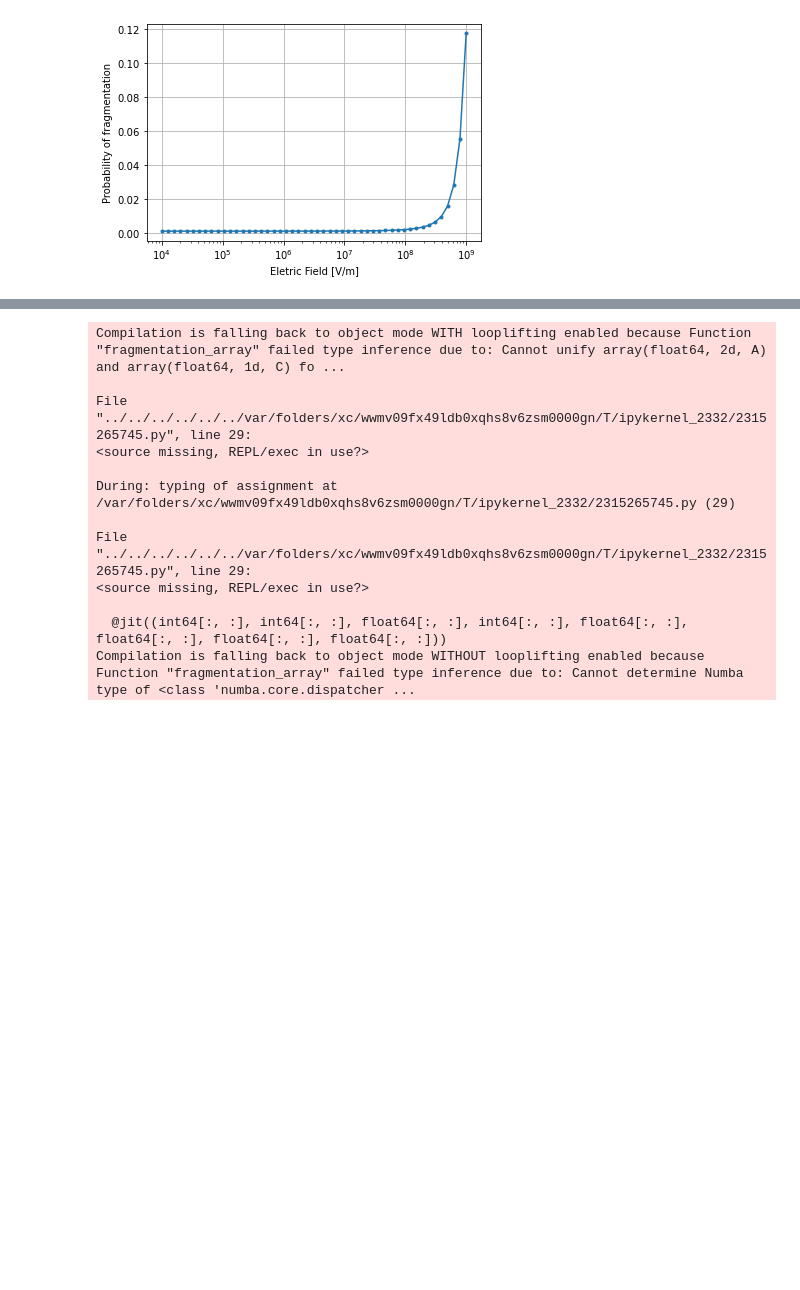
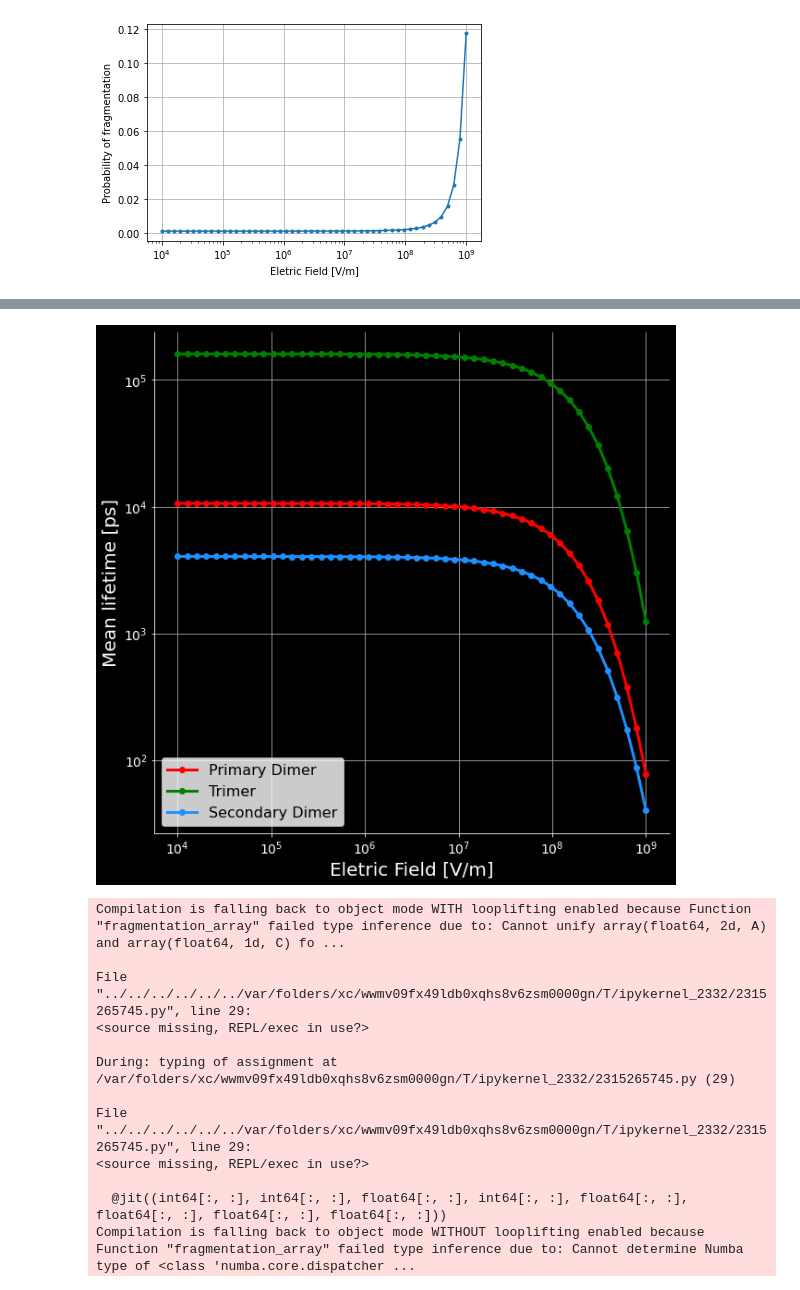
Before and after one commit to Rafid-Ben/Electrospray_DF_Py, a Jupyter notebook: Efield_emitter_plot.ipynb, the cells around one changed output, grey strips where cells are left out. Cells and saved outputs as stored; diff of their text form; code cells hidden in the pictures; blank space fills up the shorter version.

```diff
--- a/Efield_emitter_plot.ipynb
+++ b/Efield_emitter_plot.ipynb
@@ -213,3 +228,37 @@ plt.legend()
+# %%
+fig = plt.figure(figsize=(10,10), facecolor='k')
+ax = fig.add_subplot(111, facecolor='k')
+
+dt=5e-12
+coeffs=np.array([2,3,5])
+# Map coefficients to legend labels
+label_map = {
+    2: "Primary Dimer",
+    3: "Trimer",
+    5: "Secondary Dimer"
+}
+
+colors=['r','g','dodgerblue']
+j=0
+for coeff in coeffs:
+    species=coeff*np.ones_like(efield)
+    species=species.reshape(-1, 1)
+    lifetime,_=prob_frag_compute(species,efield,dt)
+    ax.plot(efield, lifetime*1e12 , 'o-',label=label_map[coeff],color=colors[j],linewidth=3) ; j=j+1
+    ax.set_xlabel("Eletric Field [V/m]", color='w',fontsize=20)
+    ax.set_ylabel("Mean lifetime [ps]", color='w',fontsize=20)
+    ax.grid(True)
+    plt.gca().set_xscale("log")
+    plt.gca().set_yscale("log")
+
+ax.spines['bottom'].set_color('w')
+ax.spines['left'].set_color('w')
+ax.tick_params(axis='x', colors='w', labelsize=14)  # Increase x-tick label size
+ax.tick_params(axis='y', colors='w', labelsize=14)  # Increase y-tick label size
+ax.legend(fontsize=16)
+plt.savefig("lifetime.png", format='png', bbox_inches='tight')
+# %% [output]
+[figure, added]
 # %%
 amu2kg= 1.66053906660 *1e-27 # converts amu to kg
 mass_list=np.array([197.973,111.168,309.141,507.114])*amu2kg  # mass in kg: neutral, monomer, dimer, trimer
```
Also changed, not shown: parts of 4 cells of this notebook, 3 other files.
